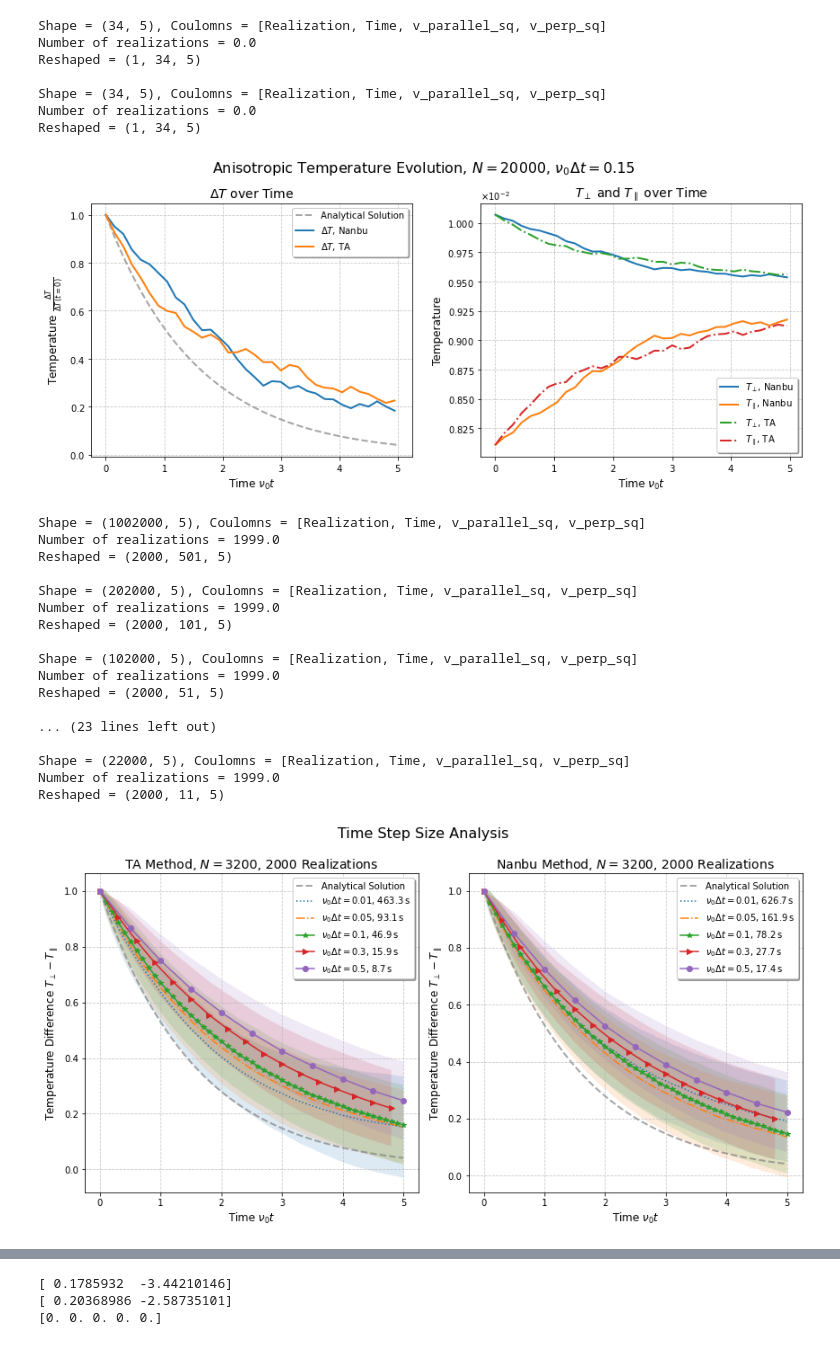
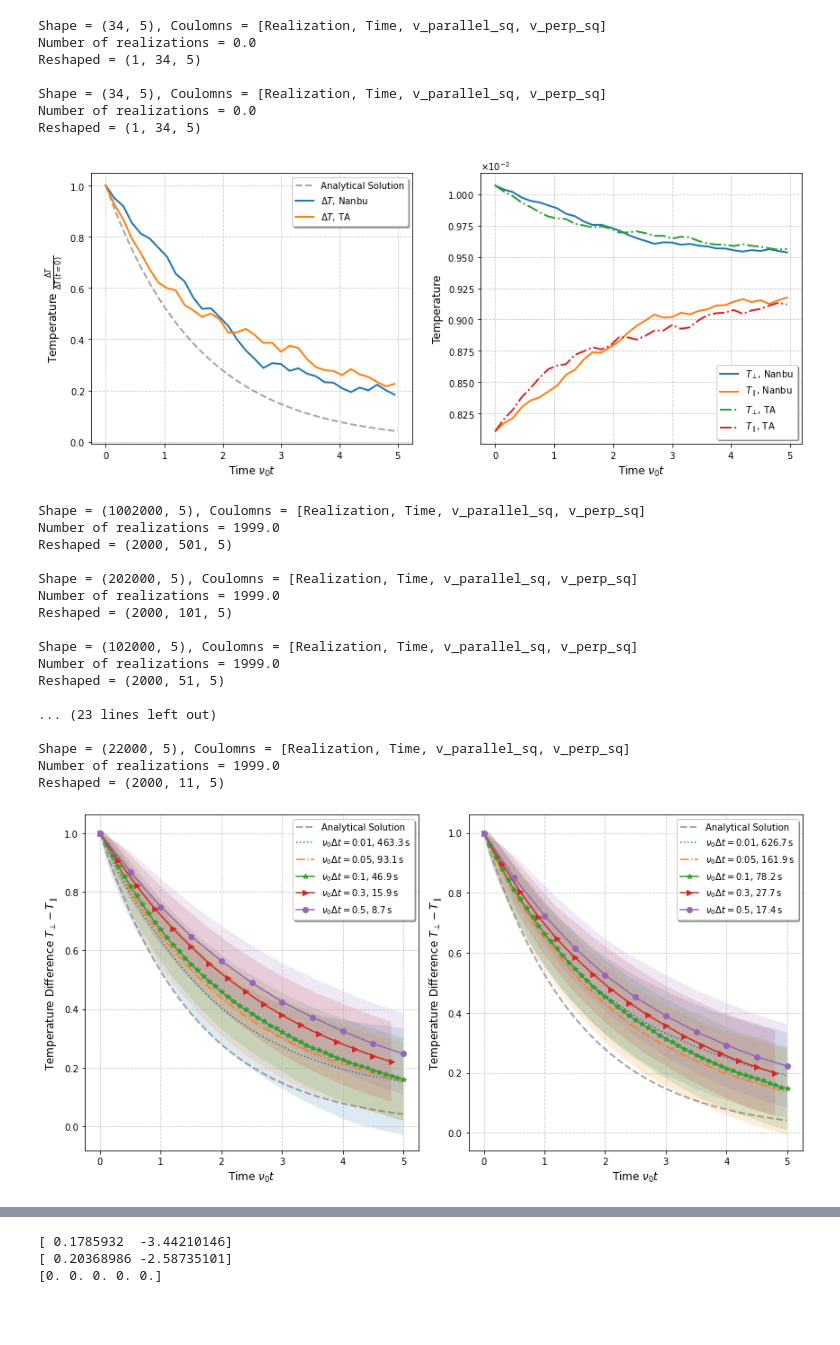
Before and after one commit to aliemen/FS24-Semester-Project, a Jupyter notebook: plot-reproducability/2024.07.22 - Test 1 Data Visualization.ipynb, the cells around one changed output, grey strips where cells are left out. Cells and saved outputs as stored; diff of their text form; code cells hidden in the pictures; blank space fills up the shorter version.

Commit message:
Added data files and removed titles from plots.

```diff
--- a/plot-reproducability/2024.07.22 - Test 1 Data Visualization.ipynb
+++ b/plot-reproducability/2024.07.22 - Test 1 Data Visualization.ipynb
@@ -27,9 +27,9 @@ def getDTs(data):
     return dT, T_perp, T_par, time
 # %%
 dataNanbu = get_data(filename="1_Nanbu_convergence_parallel20000.csv",
-               data_dir="data/")
+               data_dir="data/convergence/")
 dataTA = get_data(filename="1_TakAbe_convergence_parallel20000.csv",
-               data_dir="data/")
+               data_dir="data/convergence/")
 dT_Nanbu, T_perp_Nanbu, T_par_Nanbu, time = getDTs(dataNanbu)
 dT_TA, T_perp_TA, T_par_TA, time          = getDTs(dataTA)
 
@@ -54,7 +54,7 @@ ax1.grid(True, linestyle='--', alpha=0.7)
 ax1.legend(loc="best", frameon=True, fancybox=True, shadow=True)
 ax1.set_xlabel('Time $\\nu_0t$', fontsize=12)
 ax1.set_ylabel('Temperature $\\frac{\\Delta T}{\\Delta T(t=0)}$', fontsize=12)
-ax1.set_title('$\\Delta T$ over Time', fontsize=14)
+# ax1.set_title('$\\Delta T$ over Time', fontsize=14)
 ax1.tick_params(axis='both', which='major', labelsize=10)
 
 # Second subplot
@@ -66,12 +66,12 @@ ax2.grid(True, linestyle='--', alpha=0.7)
 ax2.legend(loc="best", frameon=True, fancybox=True, shadow=True)
 ax2.set_xlabel('Time $\\nu_0t$', fontsize=12)
 ax2.set_ylabel('Temperature', fontsize=12)
-ax2.set_title('$T_\\perp$ and $T_\\parallel$ over Time', fontsize=14)
+# ax2.set_title('$T_\\perp$ and $T_\\parallel$ over Time', fontsize=14)
 ax2.tick_params(axis='both', which='major', labelsize=10)
 
 # Adjust layout and add a main title
 plt.tight_layout()
-fig.suptitle('Anisotropic Temperature Evolution, $N=20000$, $\\nu_0\Delta t = 0.15$', fontsize=16, y=1.05)
+# fig.suptitle('Anisotropic Temperature Evolution, $N=20000$, $\\nu_0\Delta t = 0.15$', fontsize=16, y=1.05)
 
 # Ensure scientific notation is used when necessary
 for ax in [ax1, ax2]:
@@ -92,7 +92,7 @@ Reshaped = (1, 34, 5)
 Shape = (34, 5), Coulomns = [Realization, Time, v_parallel_sq, v_perp_sq]
 Number of realizations = 0.0
 Reshaped = (1, 34, 5)
-[figure, old version]
+[figure, new version]
 # %%
 tau        = 5/8 * np.sqrt(2*np.pi)
 master_tim = np.linspace(0, 5.0, 200) # already includes "nu0"
@@ -132,7 +132,7 @@ all_times_TA   = []
 
 # Iterate through each file
 for path in files_TA:
-    data = get_data(filename=path, data_dir="data/")
+    data = get_data(filename=path, data_dir="data/convergence/")
     time = data[0, :, 1]
     T_perp = data[..., 3]
     T_par = data[..., 2]
@@ -195,7 +195,7 @@ for i, dT_mean in enumerate(all_dT_mean_TA):
 
 ax1.set_xlabel('Time $\\nu_0t$', fontsize=12)
 ax1.set_ylabel('Temperature Difference $T_\\perp-T_\\parallel$', fontsize=12)
-ax1.set_title('TA Method, $N=3200$, $2000$ Realizations', fontsize=14)
+#ax1.set_title('TA Method, $N=3200$, $2000$ Realizations', fontsize=14)
 ax1.legend(loc='best', frameon=True, fancybox=True, shadow=True)
 ax1.grid(True, linestyle='--', alpha=0.7)
 ax1.tick_params(axis='both', which='major', labelsize=10)
@@ -212,39 +212,39 @@ for i, dT_mean in enumerate(all_dT_mean_N):
 
 ax2.set_xlabel('Time $\\nu_0t$', fontsize=12)
 ax2.set_ylabel('Temperature Difference $T_\\perp-T_\\parallel$', fontsize=12)
-ax2.set_title('Nanbu Method, $N=3200$, $2000$ Realizations', fontsize=14)
+#ax2.set_title('Nanbu Method, $N=3200$, $2000$ Realizations', fontsize=14)
 ax2.legend(loc='best', frameon=True, fancybox=True, shadow=True)
 ax2.grid(True, linestyle='--', alpha=0.7)
 ax2.tick_params(axis='both', which='major', labelsize=10)
 
 # Adjust layout and add a main title
 plt.tight_layout()
-fig.suptitle('Time Step Size Analysis', fontsize=16, y=1.05)
+#fig.suptitle('Time Step Size Analysis', fontsize=16, y=1.05)
 
 # Save the plot (optional)
 plt.savefig('plots/temperature_diff_dT_combined_shaded.pdf', dpi=300, bbox_inches='tight')
 
 # Show the plot
 plt.show()
 # %% [output]
 Shape = (1002000, 5), Coulomns = [Realization, Time, v_parallel_sq, v_perp_sq]
 Number of realizations = 1999.0
 Reshaped = (2000, 501, 5)
 
 Shape = (202000, 5), Coulomns = [Realization, Time, v_parallel_sq, v_perp_sq]
 Number of realizations = 1999.0
 Reshaped = (2000, 101, 5)
 
 Shape = (102000, 5), Coulomns = [Realization, Time, v_parallel_sq, v_perp_sq]
 Number of realizations = 1999.0
 Reshaped = (2000, 51, 5)
 
 ... (23 lines left out)
 
 Shape = (22000, 5), Coulomns = [Realization, Time, v_parallel_sq, v_perp_sq]
 Number of realizations = 1999.0
 Reshaped = (2000, 11, 5)
-[figure, old version]
+[figure, new version]
 # %%
 tau        = 5/8 * np.sqrt(2*np.pi)
 master_tim = np.linspace(0, 5.0, 200) # already includes "nu0"
```
Also changed, not shown: parts of 6 cells of this notebook, 55 other files.
